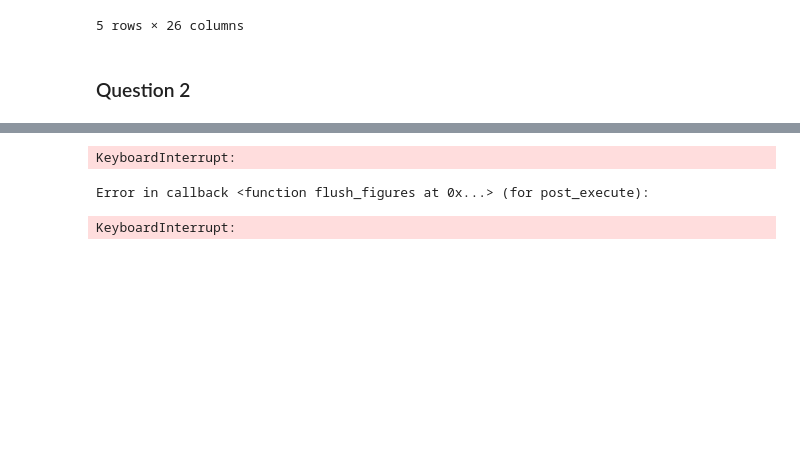
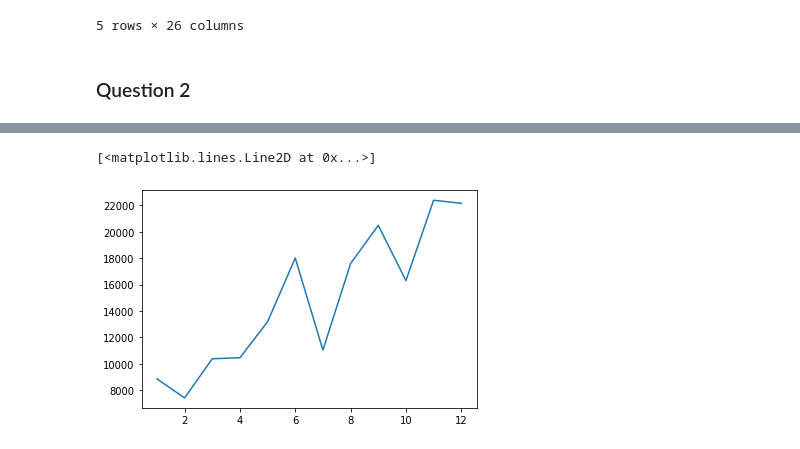
Before and after one commit to sophieying24/ML22_lab, a Jupyter notebook: ML_Part1.ipynb, the cells around one changed output, grey strips where cells are left out. Cells and saved outputs as stored; diff of their text form; code cells hidden in the pictures; blank space fills up the shorter version.

```diff
--- a/ML_Part1.ipynb
+++ b/ML_Part1.ipynb
@@ -58,4 +58,5 @@ data_clean['Year'] = pd.DatetimeIndex(data_clean['Order.Date']).year
 # %%
 data_clean['Month'] = pd.DatetimeIndex(data_clean['Order.Date']).month
 # %%
-data_clean.groupby('Month').agg('sum')
+data_grp = data_clean.groupby('Month').agg('sum')
+data_grp = data_grp.reset_index()
@@ -77,8 +72,7 @@ data_clean.groupby('Month').agg('sum')
 # %%
-plt.bar(data_clean['Month'], data_clean['Quantity'])
+plt.plot(data_grp['Month'], data_grp['Quantity'])
 # %% [output]
-KeyboardInterrupt:
+[<matplotlib.lines.Line2D at 0x...>]
-Error in callback <function flush_figures at 0x...> (for post_execute):
-KeyboardInterrupt:
+[figure, added]
 # %%
 plt()
```
Also changed, not shown: parts of 2 cells of this notebook.
